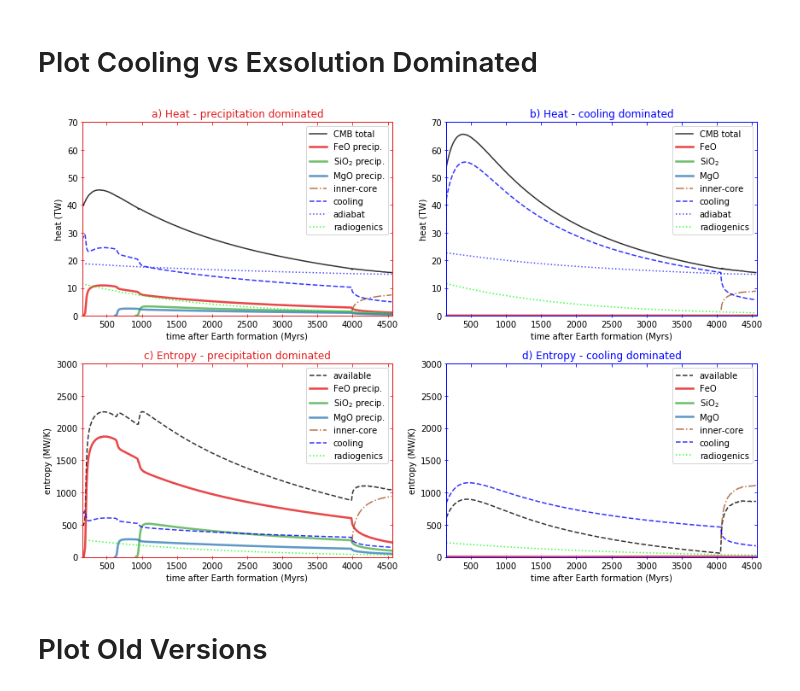
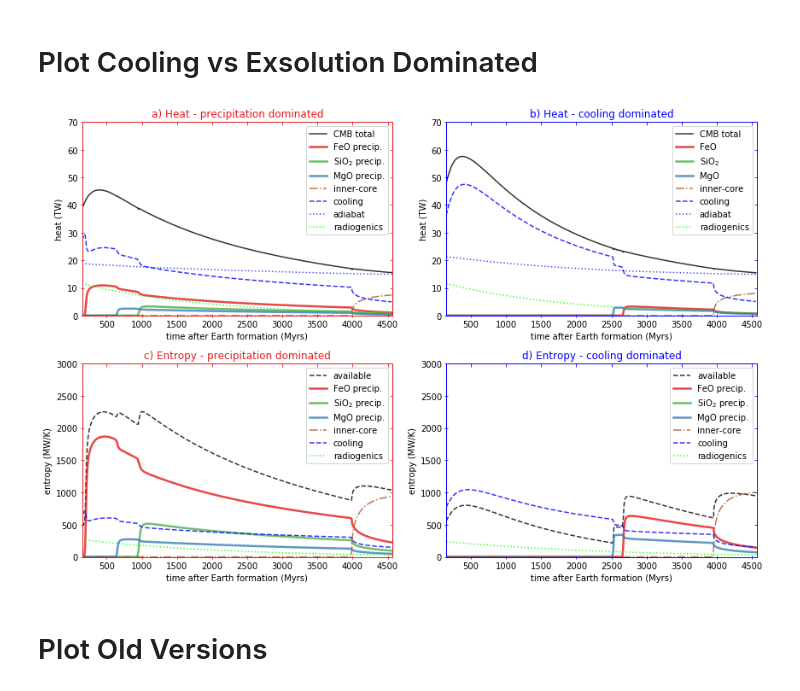
Before and after one commit to nknezek/MgSi-Exsolution, a Jupyter notebook: figures/Heat Flow Figures - Nature.ipynb, the cells around one changed output. Saved outputs shown, nothing was run; the diff lists cells and outputs as text; code cells hidden in the pictures.

```diff
--- a/figures/Heat Flow Figures - Nature.ipynb
+++ b/figures/Heat Flow Figures - Nature.ipynb
@@ -33,8 +33,9 @@ def replace_outliers(y, percent=0.2, N=5):
     return y2
 def remove_outliers(t,y,percent=0.3, N=3):
     Nends = N-1
+    yo = y + np.mean(y)*.1
 #     non_outliers = np.where( np.abs((y[:-Nends]+y[Nends:])/(Nends*y[Nends//2:-Nends//2])-1) < percent)[0]+Nends//2
-    non_outliers = np.where( np.abs((y[:-Nends]+y[Nends:])/(2*y[Nends//2:-Nends//2]) - 1) < percent)[0]+Nends//2
+    non_outliers = np.where( np.abs((yo[:-Nends]+yo[Nends:])/(2*yo[Nends//2:-Nends//2]) - 1) < percent)[0]+Nends//2
     return t[non_outliers], y[non_outliers]
 
 def get_all_wtp(basedir, csvfile, solutionfile):
@@ -165,13 +152,15 @@ Tc6400.0_XM0.050_XS0.050_XO0.005/ 845 0 1024
 # csvfile = 'ri05p_l6000K_data.csv'
 
 alldatafile = 'all_parameters.m'
-basedir = '../computed_solutions_nature/'
+basedir = '/media/nknezek/compute_storage/computed_solutions_nature/'
 solutionfile = 'data.m'
 foldername_ex = 'Tc5300.0_XM0.010_XS0.015_XO0.055/'
 # foldername_c = 'Tc5900.0_XM0.000_XS0.005_XO0.060/'
 # foldername_c = 'Tc6000.0_XM0.000_XS0.010_XO0.045/'
 # foldername_c = 'Tc6300.0_XM0.000_XS0.005_XO0.035/'
-foldername_c = 'Tc6400.0_XM0.000_XS0.000_XO0.010/'
+# foldername_c = 'Tc6400.0_XM0.000_XS0.000_XO0.010/'
+foldername_c = 'Tc6000.0_XM0.035_XS0.015_XO0.015/' #- Good at 6000 K
+# foldername_c = 'Tc6000.0_XM0.040_XS0.005_XO0.015/'
 # %% [markdown]
 # Plot Cooling vs Exsolution Dominated
 # %%
@@ -379,44 +368,44 @@ Erc = remove_outliers(t_plt, allp.Er)
 Ephi = remove_outliers(t_plt, allp.Ephi)
 # plt.subplot(gs[0])
 plt.plot(Ephi[0]/Myrs, Ephi[1]/CE, '--',color='black', alpha=alpha, label=r'available')
-plt.plot(Efe[0]/Myrs, Efe[1]/CE, fstyle,color=fcolor, alpha=alpha, label=r'FeO', lw=exlw)
-plt.plot(Esi[0]/Myrs, Esi[1]/CE, sstyle, color=scolor, alpha=alpha, label=r'SiO$_2$', lw=exlw)
-plt.plot(Emg[0]/Myrs, Emg[1]/CE, mstyle,color=mcolor, alpha=alpha, label=r'MgO', lw=exlw)
+plt.plot(Efe[0]/Myrs, Efe[1]/CE, fstyle,color=fcolor, alpha=alpha, label=r'FeO precip.', lw=exlw)
+plt.plot(Esi[0]/Myrs, Esi[1]/CE, sstyle, color=scolor, alpha=alpha, label=r'SiO$_2$ precip.', lw=exlw)
+plt.plot(Emg[0]/Myrs, Emg[1]/CE, mstyle,color=mcolor, alpha=alpha, label=r'MgO precip.', lw=exlw)
 plt.plot(Eic[0]/Myrs, Eic[1]/CE, '-.', color=iccolor, alpha=alpha, label='inner-core')
 plt.plot(Es[0]/Myrs, Es[1]/CE, '--', color='blue', alpha=alpha, label='cooling')
 # plt.plot(Ek/CE, '-', color='blue', alpha=0.7, label='adiabat')
 plt.plot(Erc[0]/Myrs, Erc[1]/CE, ':', color='lime', alpha=alpha, label='radiogenics')
 plt.legend(loc=0)
 plt.ylim(0,Emax)
 plt.xlim(xmin,xmax)
 axt = ax.twiny()
 axr = ax.twinx()
 ax.tick_params()
 ax.tick_params(bottom=True, left=True, direction='inout')
 axt.tick_params(top=True, direction='in')
 axr.tick_params(right=True, direction='in')
 axt.set_xticklabels([])
 axt.set_xticks(ax.get_xticks())
 axt.set_xlim(ax.get_xlim())
 axr.set_yticklabels([])
 axr.set_ylim(ax.get_ylim())
 axr.set_yticks(ax.get_yticks())
 axr.tick_params(color='blue')
 axt.tick_params(color='blue')
 ax.tick_params(color='blue')
 
 for sp in axr.spines.values():
     sp.set_edgecolor('blue')
 for sp in axt.spines.values():
     sp.set_edgecolor('blue')
 ax.set_ylabel(r'entropy (MW/K)')
 ax.set_xlabel('time after Earth formation (Myrs)')
 
 
 plt.tight_layout()
-plt.savefig('figure2_coolvsex.pdf')
+plt.savefig('figure2_coolvsex2.pdf')
 # %% [output]
-[figure, old version]
+[figure, new version]
 # %% [markdown]
 # Plot Old Versions
 # %%
```
Also changed, not shown: parts of 2 cells of this notebook, 7 other files.
